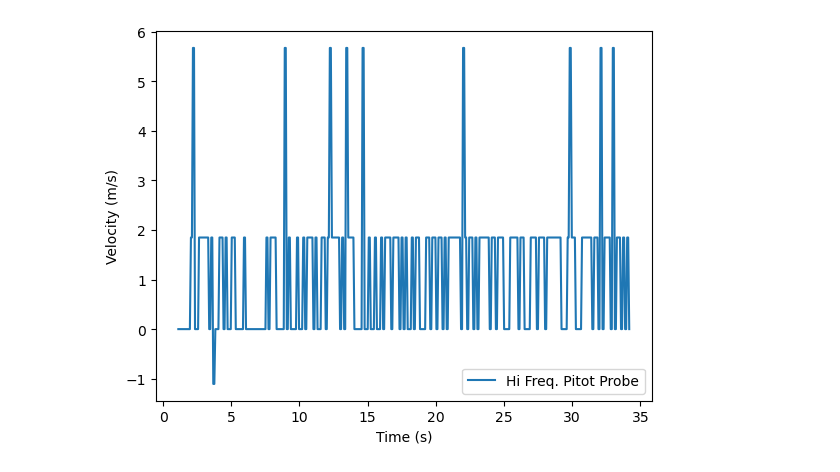
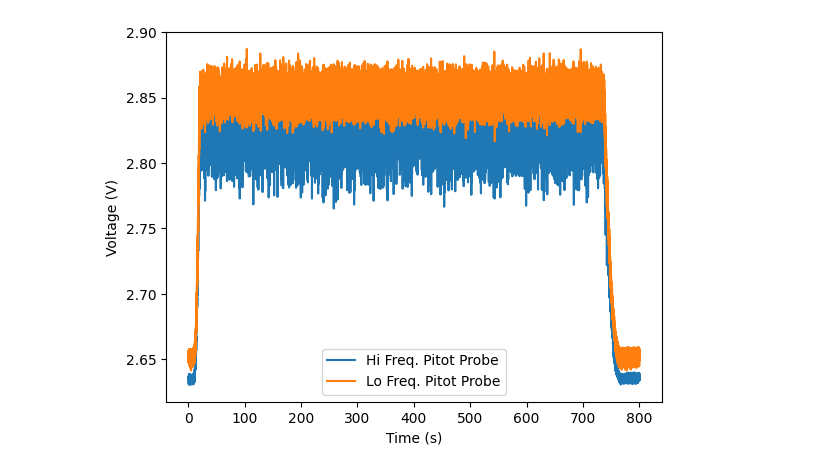
Before and after one commit to MKerner3/Pitot-Tube, a Jupyter notebook: post_processor.ipynb, the cells around one changed output. Drawn from its saved outputs; the diff is of its cells as text; code cells hidden in the pictures.

```diff
--- a/post_processor.ipynb
+++ b/post_processor.ipynb
@@ -6,51 +6,31 @@ import math
 # %%
 rho = 1.15
 convFac = 1.016 #Volts -> mmHg
 
-# wind_tunnel_6_27_23/Wind_Tunnel_Tube/PitotV0100.csv
-# wind_tunnel_10_23/dualcalvariable.csv
-# wind_tunnel_10_23/dualcal100.csv
-wind_tunnel_probe = pd.read_csv('data_read/novtestvar1.csv')
-col_name = 'TaredBaratronVoltage'
-volt_data = wind_tunnel_probe[col_name]
-num_volt_pts = len(volt_data)
+stagprobe = pd.read_excel('Labjack/Mar14WTData/results100p.xlsx')
+time_col = 'Time Elapsed (s)'
+sensor0_col = 'Sensor 0 Voltage (V)'
+sensor1_col = 'Sensor 1 Voltage (V)'
 
-for i in range(num_volt_pts):
-    try:
-        volt_data[i] = 2 + (1*math.sqrt((2*volt_data[i]*133.322*convFac)/1.15))
-    except ValueError:
-        volt_data[i] = volt_data[i-1]
+time_data = stagprobe[time_col]
+sensor0_data = stagprobe[sensor0_col]
+sensor1_data = stagprobe[sensor1_col]
 
-# wind_tunnel_6_27_23/Test_Tube/PyV0100.xlsx
-# wind_tunnel_10_23/dualreadcalibrationvar.xlsx
-# wind_tunnel_10_23/dualreadcalibrationv50.xlsx
-test_probe = pd.read_excel('data_read/functionalitytest.xlsx')
-vel0_col = 'High Frequency Velocity (m/s)'
-vel1_col = 'Low Frequency Velocity (m/s)'
-time_col = 'Time Elapsed'
-
-vel0_data = test_probe[vel0_col]
-vel1_data = test_probe[vel1_col]
-time_data = test_probe[time_col]
-# vel_data[0] = 0
-# time_data[0] = 0
-# vel_data[7] = 0
-# time_data[7] = 0
+num_volt_pts = len(sensor0_data)
 num_time_pts = len(time_data)
 time_end = time_data[num_time_pts-1]
 
 volt_time_data = np.linspace(0,time_end, num_volt_pts)
 
 fig, ax = plt.subplots()
 
-ax.plot(time_data,vel0_data, label='Hi Freq. Pitot Probe')
-#ax.plot(time_data, vel1_data, label='Lo Freq. Pitot Probe')
-#ax.plot(volt_time_data,volt_data, label='Wind Tunnel Pitot Probe')
+ax.plot(time_data,sensor0_data, label='Hi Freq. Pitot Probe')
+ax.plot(time_data, sensor1_data, label='Lo Freq. Pitot Probe')
 
 ax.legend()
 plt.xlabel('Time (s)')
-plt.ylabel('Velocity (m/s)')
+plt.ylabel('Voltage (V)')
 plt.show()
 # %% [output]
-[figure, old version]
+[figure, new version]
 # %%
```
Also changed, not shown: parts of 2 cells of this notebook, 2 other files.
